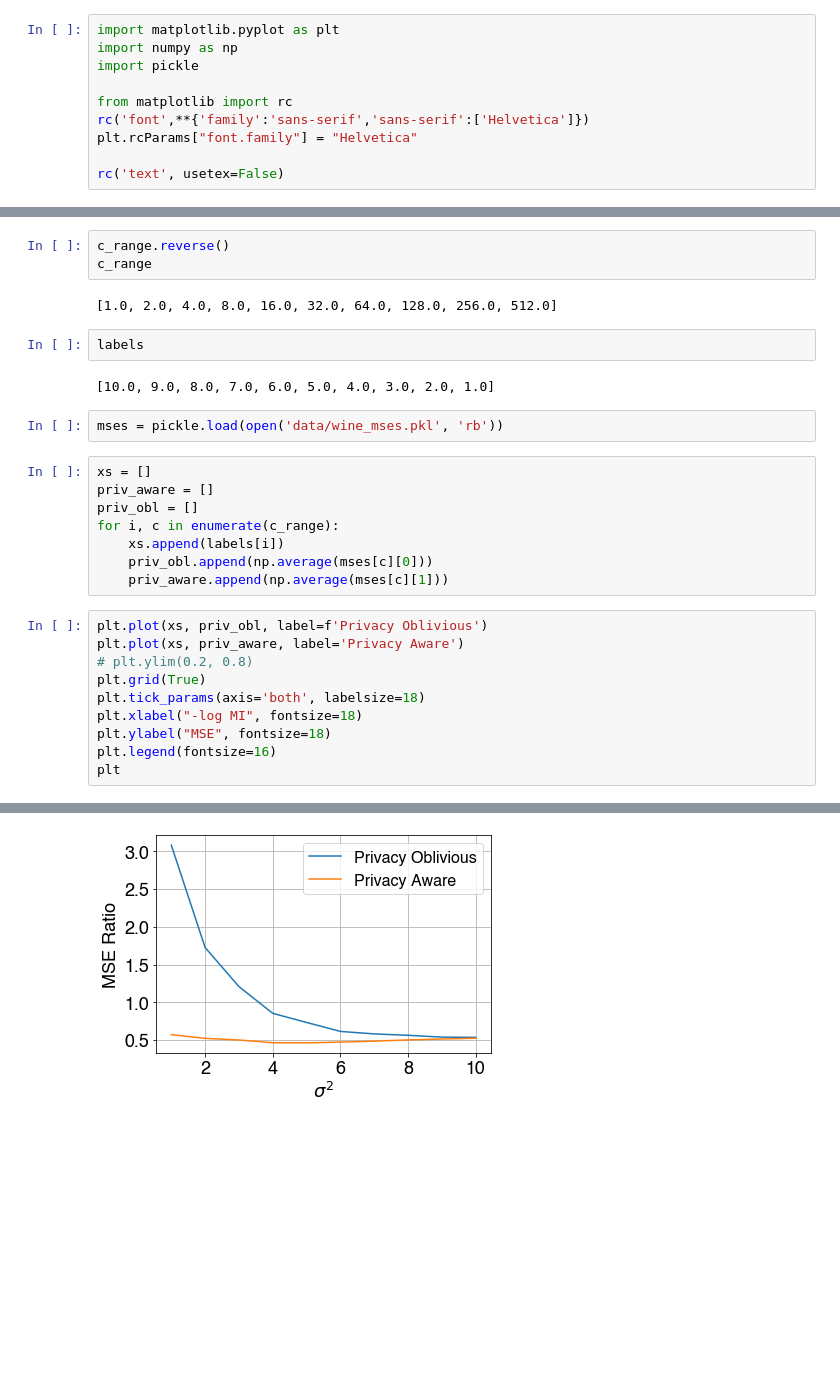
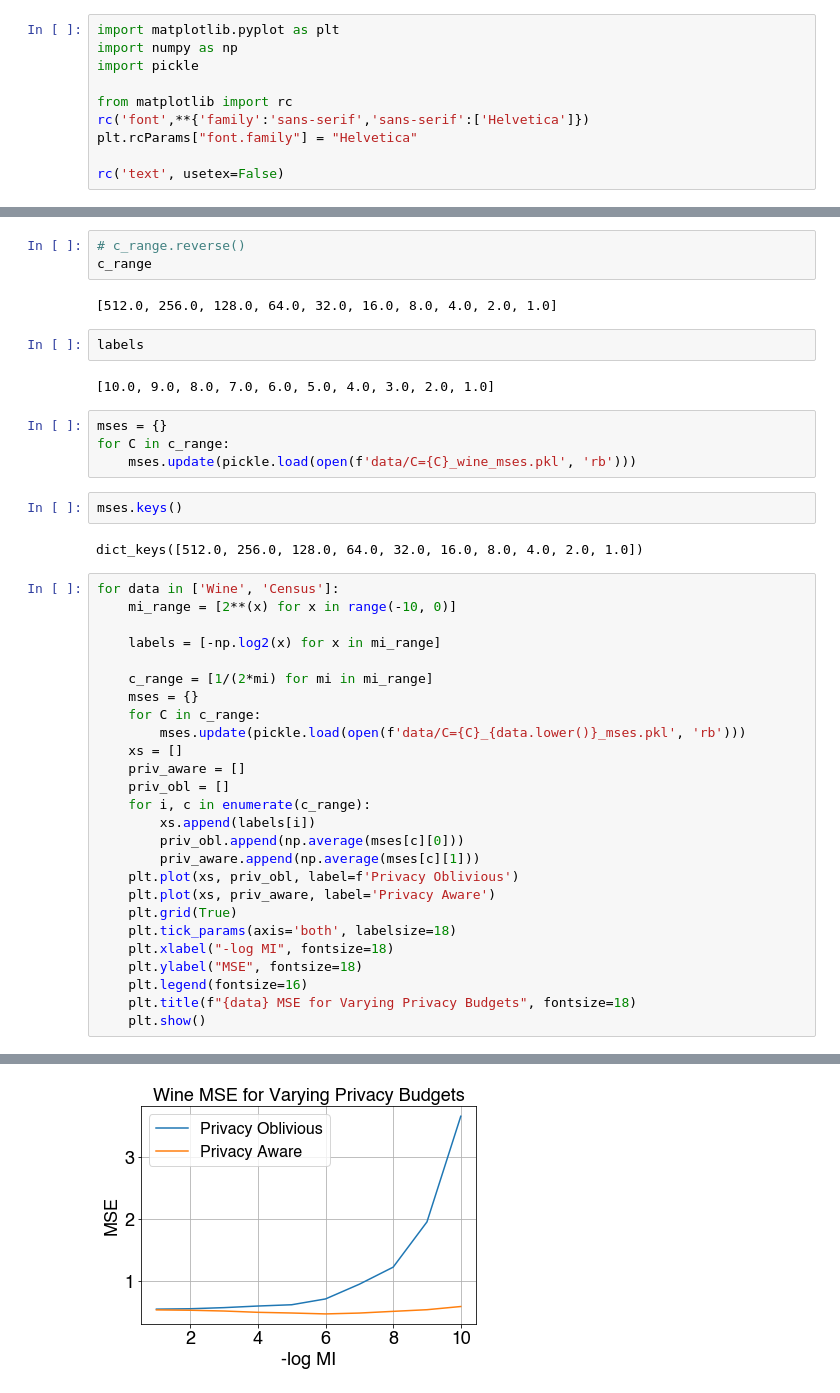
Before and after one commit to mayuri95/designing_for_privacy, a Jupyter notebook: ridge_regression_mses.ipynb, the cells around one changed output, grey strips where cells are left out. Cells and saved outputs as stored; diff of their text form; blank space fills up the shorter version.

```diff
--- a/ridge_regression_mses.ipynb
+++ b/ridge_regression_mses.ipynb
@@ -18,30 +11,44 @@ c_range = [1/(2*mi) for mi in mi_range]
 # %%
-c_range.reverse()
+# c_range.reverse()
 c_range
 # %% [output]
-[1.0, 2.0, 4.0, 8.0, 16.0, 32.0, 64.0, 128.0, 256.0, 512.0]
+[512.0, 256.0, 128.0, 64.0, 32.0, 16.0, 8.0, 4.0, 2.0, 1.0]
 # %%
 labels
 # %% [output]
 [10.0, 9.0, 8.0, 7.0, 6.0, 5.0, 4.0, 3.0, 2.0, 1.0]
 # %%
-mses = pickle.load(open('data/wine_mses.pkl', 'rb'))
+mses = {}
+for C in c_range:
+    mses.update(pickle.load(open(f'data/C={C}_wine_mses.pkl', 'rb')))
-# %%
-xs = []
-priv_aware = []
-priv_obl = []
-for i, c in enumerate(c_range):
-    xs.append(labels[i])
-    priv_obl.append(np.average(mses[c][0]))
-    priv_aware.append(np.average(mses[c][1]))
+# %%
+mses.keys()
+# %% [output]
+dict_keys([512.0, 256.0, 128.0, 64.0, 32.0, 16.0, 8.0, 4.0, 2.0, 1.0])
 # %%
-plt.plot(xs, priv_obl, label=f'Privacy Oblivious')
-plt.plot(xs, priv_aware, label='Privacy Aware')
-# plt.ylim(0.2, 0.8)
-plt.grid(True)
-plt.tick_params(axis='both', labelsize=18)
-plt.xlabel("-log MI", fontsize=18)
-plt.ylabel("MSE", fontsize=18)
-plt.legend(fontsize=16)
-plt
+for data in ['Wine', 'Census']:
+    mi_range = [2**(x) for x in range(-10, 0)]
+
+    labels = [-np.log2(x) for x in mi_range]
+
+    c_range = [1/(2*mi) for mi in mi_range]
+    mses = {}
+    for C in c_range:
+        mses.update(pickle.load(open(f'data/C={C}_{data.lower()}_mses.pkl', 'rb')))
+    xs = []
+    priv_aware = []
+    priv_obl = []
+    for i, c in enumerate(c_range):
+        xs.append(labels[i])
+        priv_obl.append(np.average(mses[c][0]))
+        priv_aware.append(np.average(mses[c][1]))
+    plt.plot(xs, priv_obl, label=f'Privacy Oblivious')
+    plt.plot(xs, priv_aware, label='Privacy Aware')
+    plt.grid(True)
+    plt.tick_params(axis='both', labelsize=18)
+    plt.xlabel("-log MI", fontsize=18)
+    plt.ylabel("MSE", fontsize=18)
+    plt.legend(fontsize=16)
+    plt.title(f"{data} MSE for Varying Privacy Budgets", fontsize=18)
+    plt.show()
 # %% [output]
@@ -49 +55 @@ plt
-[figure, old version]
+[figure, new version]
```
Also changed, not shown: parts of 2 cells of this notebook, 14 other files.
